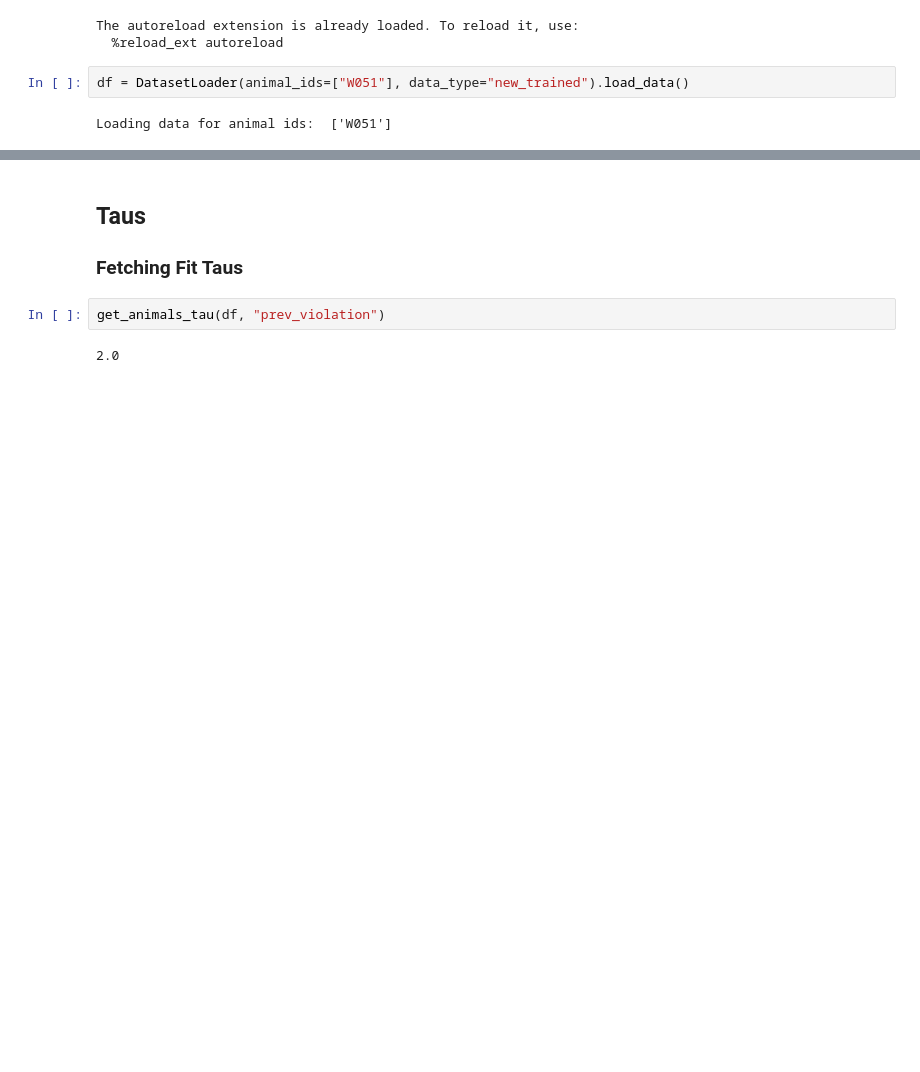
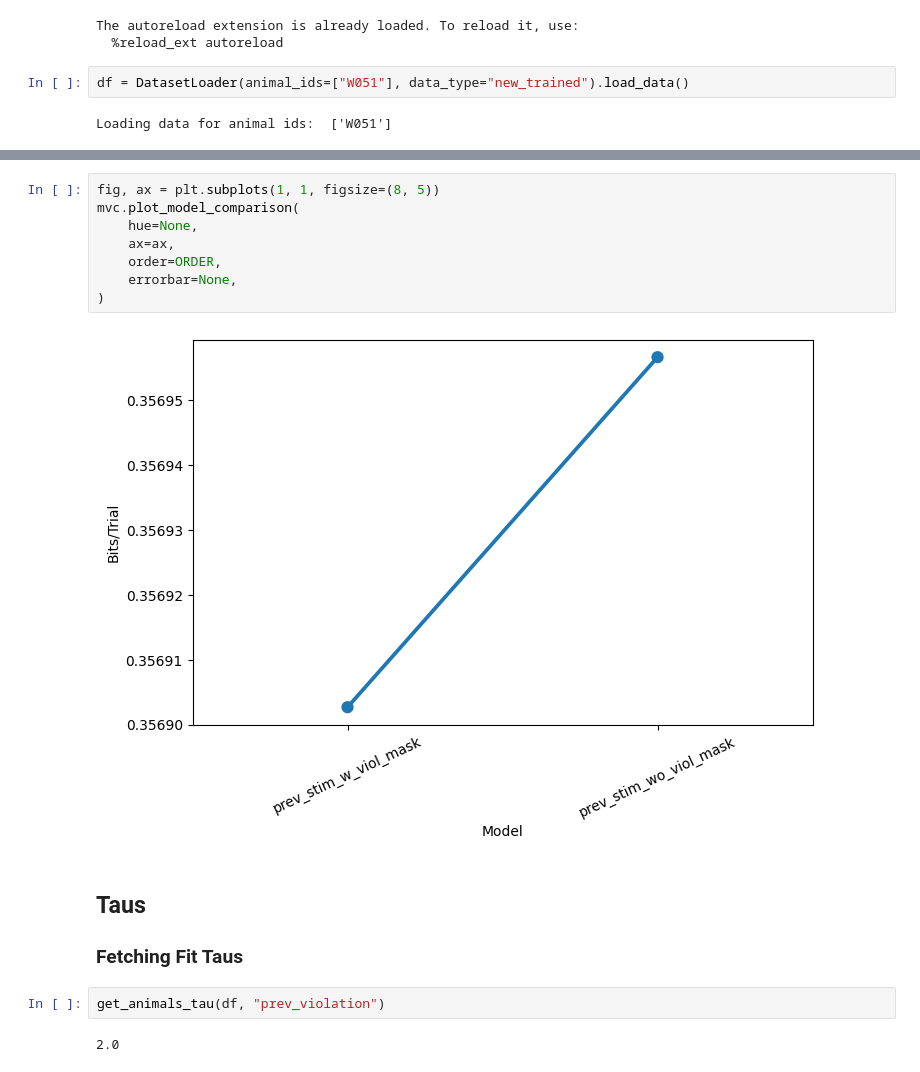
Before and after one commit to jess-breda/violations-multinomial, a Jupyter notebook: notebooks/2024_02_26_dev_new_dmg.ipynb, the cells around one changed output, grey strips where cells are left out. Cells and saved outputs as stored; diff of their text form; blank space fills up the shorter version.

```diff
--- a/notebooks/2024_02_26_dev_new_dmg.ipynb
+++ b/notebooks/2024_02_26_dev_new_dmg.ipynb
@@ -31,3 +143,13 @@ Loading data for animal ids:  ['W051']
+# %%
+fig, ax = plt.subplots(1, 1, figsize=(8, 5))
+mvc.plot_model_comparison(
+    hue=None,
+    ax=ax,
+    order=ORDER,
+    errorbar=None,
+)
+# %% [output]
+[figure, added]
 # %% [markdown]
 ## Taus
 
```
Also changed, not shown: parts of 17 cells of this notebook, 2 other files.
